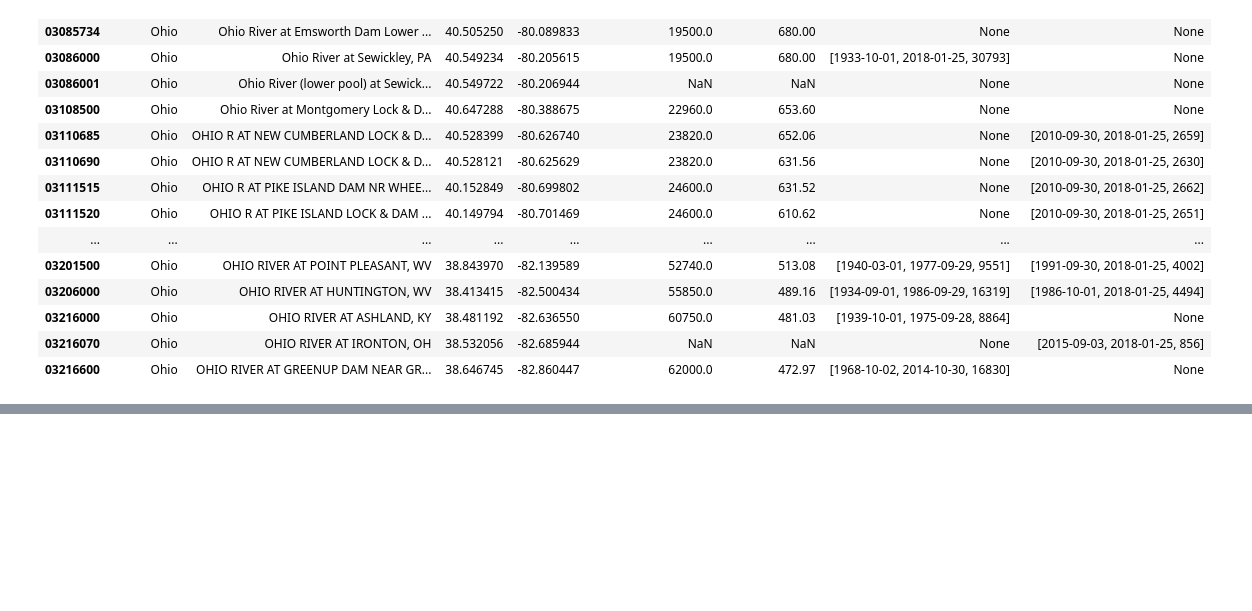
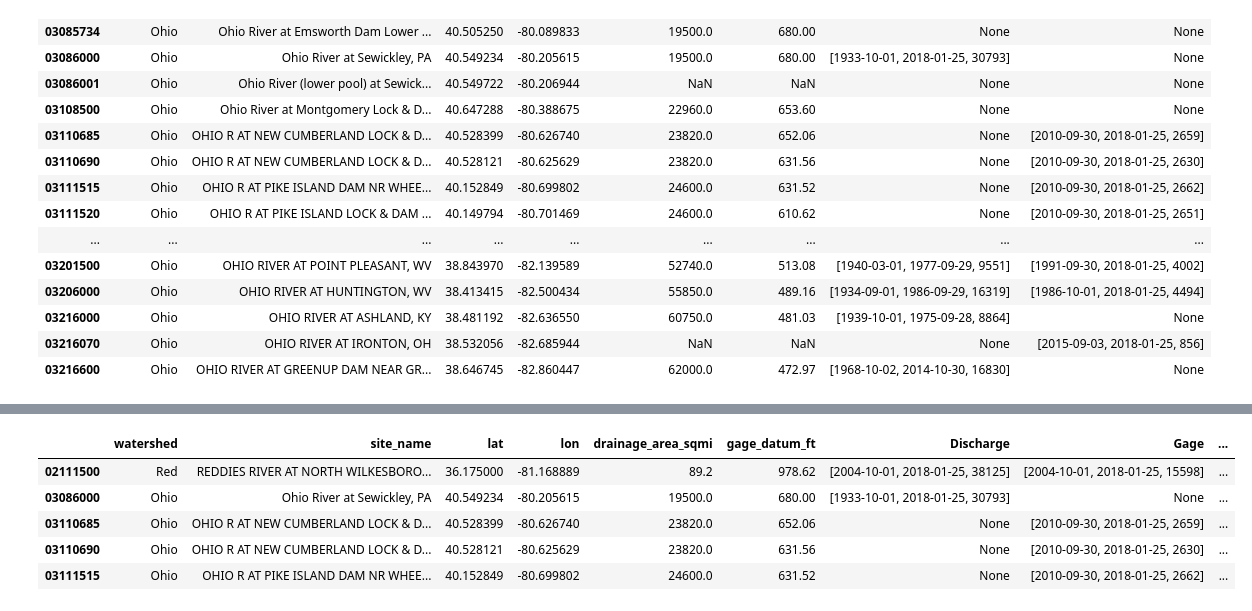
Before and after one commit to sealoving/Liang_Metis, a Jupyter notebook: Project_2/Luther_compile_USGS.ipynb, the cells around one changed output, grey strips where cells are left out. Saved outputs shown, nothing was run; the diff lists cells and outputs as text; code cells hidden in the pictures; blank space fills up the shorter version.

```diff
--- a/Project_2/Luther_compile_USGS.ipynb
+++ b/Project_2/Luther_compile_USGS.ipynb
@@ -200,0 +219,10 @@ df.head(20)
+# %%
+df = df.dropna(axis=0,subset=['Discharge','Gage'],how='all')
+df.head()
+# %% [output]
+|  | watershed | site_name | lat | lon | drainage_area_sqmi | gage_datum_ft | Discharge | Gage | ... |
+| 02111500 | Red | REDDIES RIVER AT NORTH WILKESBORO... | 36.175000 | -81.168889 | 89.2 | 978.62 | [2004-10-01, 2018-01-25, 38125] | [2004-10-01, 2018-01-25, 15598] | ... |
+| 03086000 | Ohio | Ohio River at Sewickley, PA | 40.549234 | -80.205615 | 19500.0 | 680.00 | [1933-10-01, 2018-01-25, 30793] | None | ... |
+| 03110685 | Ohio | OHIO R AT NEW CUMBERLAND LOCK & D... | 40.528399 | -80.626740 | 23820.0 | 652.06 | None | [2010-09-30, 2018-01-25, 2659] | ... |
+| 03110690 | Ohio | OHIO R AT NEW CUMBERLAND LOCK & D... | 40.528121 | -80.625629 | 23820.0 | 631.56 | None | [2010-09-30, 2018-01-25, 2630] | ... |
+| 03111515 | Ohio | OHIO R AT PIKE ISLAND DAM NR WHEE... | 40.152849 | -80.699802 | 24600.0 | 631.52 | None | [2010-09-30, 2018-01-25, 2662] | ... |
```
Also changed, not shown: parts of 2 cells of this notebook.
